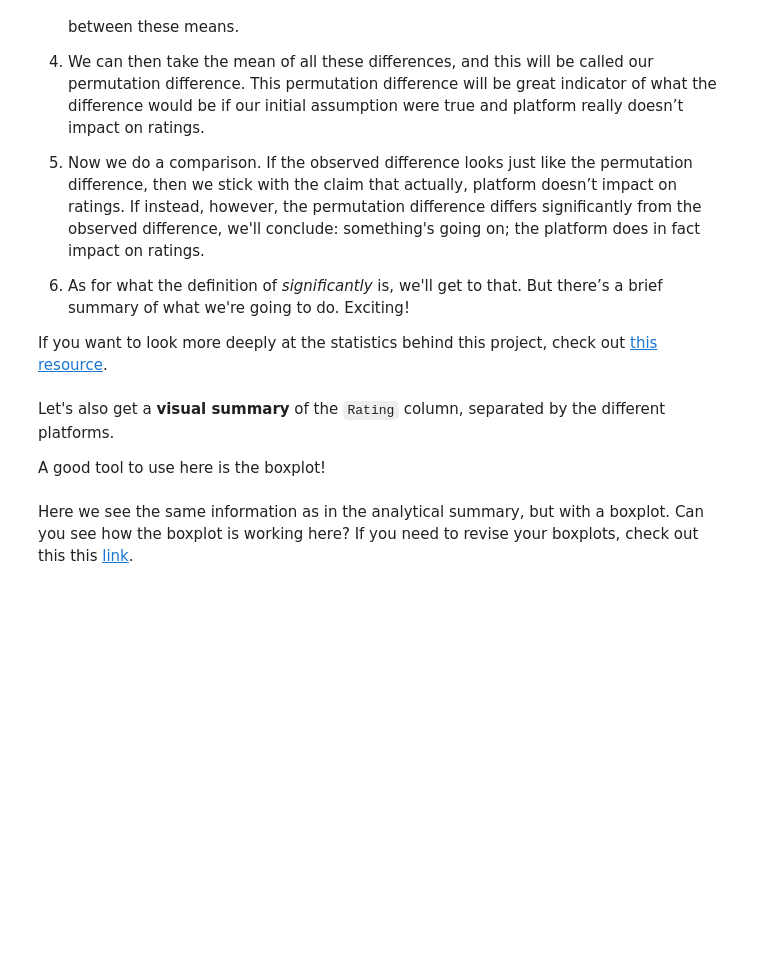
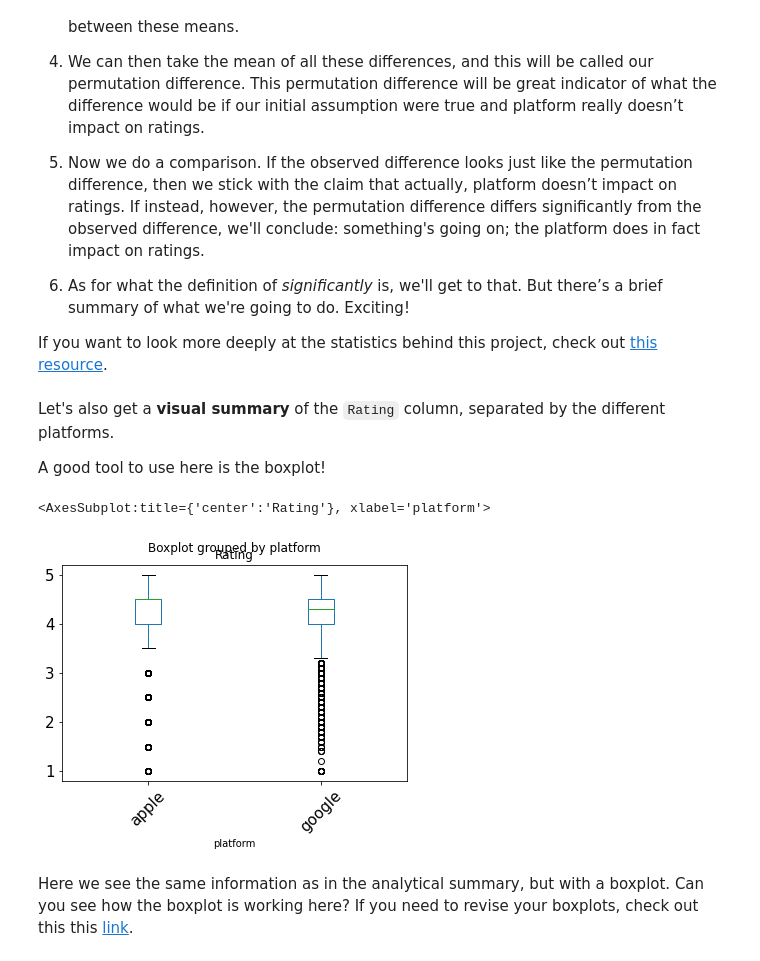
Before and after one commit to levancie/dsc_intro, a Jupyter notebook: Springboard App Project Tier 3/PART 3, Tier 3 - Modelling.ipynb, the cells around one changed output. Drawn from its saved outputs; the diff is of its cells as text; code cells hidden in the pictures; blank space fills up the shorter version.

```diff
--- a/Springboard App Project Tier 3/PART 3, Tier 3 - Modelling.ipynb
+++ b/Springboard App Project Tier 3/PART 3, Tier 3 - Modelling.ipynb
@@ -223,21 +280,21 @@ This is an important step to unify the two datasets!
 # %%
 # Create a variable called old_names where you'll store the column names of the Apple dataframe.
 # Use the feature .columns.
-old_names = _ _ _
+old_names = Apple.columns
 
 # Create a variable called new_names where you'll store the column names of the Google dataframe.
-_ _ _
+new_names = Google.columns
 
 # Use the rename() DataFrame method to change the columns names.
 # In the columns parameter of the rename() method, use this construction: dict(zip(old_names,new_names)).
-Apple = _ _ _.rename(columns = _ _ _)
+Apple = Apple.rename(columns = dict(zip(old_names,new_names)))
 # %% [markdown]
 ### 2d. Join the two datasets
 Let's combine the two datasets into a single data frame called `df`.
 # %%
 # Let's use the append() method to append Apple to Google.
 # Make Apple the first parameter of append(), and make the second parameter just: ignore_index = True.
-df = _ _ _.append(_ _ _, _ _ _= True)
+df = Google.append(Apple, ignore_index = True)
 
 # Using the sample() method with the number 12 passed to it, check 12 random points of your dataset.
-_ _ _.sample(_ _ _)
+df.sample(12)
@@ -247,11 +318,11 @@ _ _ _.sample(_ _ _)
 As you can see there are some `NaN` values. We want to eliminate all these `NaN` values from the table.
 # %%
 # Lets check first the dimesions of df before droping `NaN` values. Use the .shape feature.
-_ _ _
+df.shape
 
 # Use the dropna() method to eliminate all the NaN values, and overwrite the same dataframe with the result.
 # Note: dropna() by default removes all rows containing at least one NaN.
-_ _ _
+df = df.dropna()
 
 # Check the new dimesions of our dataframe.
-_ _ _
+df.shape
@@ -270,7 +350,7 @@ df[df[_ _ _] == _ _ _].count()
 # %%
 # Eliminate the points that have 0 reviews.
 # An elegant way to do this is to assign df the result of picking out just those rows in df whose value for 'Reviews' is NOT 0.
-df = _ _ _
+df = df[df['Reviews'] != 0]
 # %% [markdown]
 ### 2g. Summarize the data visually and analytically (by the column `platform`)
 # %% [markdown]
@@ -312,7 +397,10 @@ A good tool to use here is the boxplot!
 # %%
 # Call the boxplot() method on our df.
 # Set the parameters: by = 'platform' and column = ['Rating'].
-df._ _ _(by=_ _ _, column =_ _ _, grid=False, rot=45, fontsize=15)
+df.boxplot(by='platform', column ='Rating', grid=False, rot=45, fontsize=15)
+# %% [output]
+<AxesSubplot:title={'center':'Rating'}, xlabel='platform'>
+[figure, added]
 # %% [markdown]
 Here we see the same information as in the analytical summary, but with a boxplot. Can you see how the boxplot is working here? If you need to revise your boxplots, check out this this [link](https://www.kaggle.com/ramamet4/app-store-apple-data-set-10k-apps).
 # %% [markdown]
```
Also changed, not shown: parts of 14 cells of this notebook.
